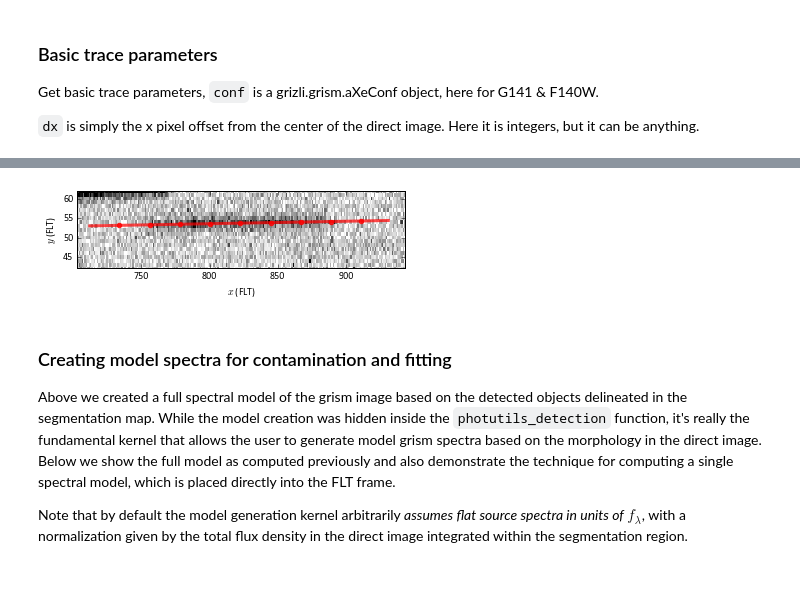
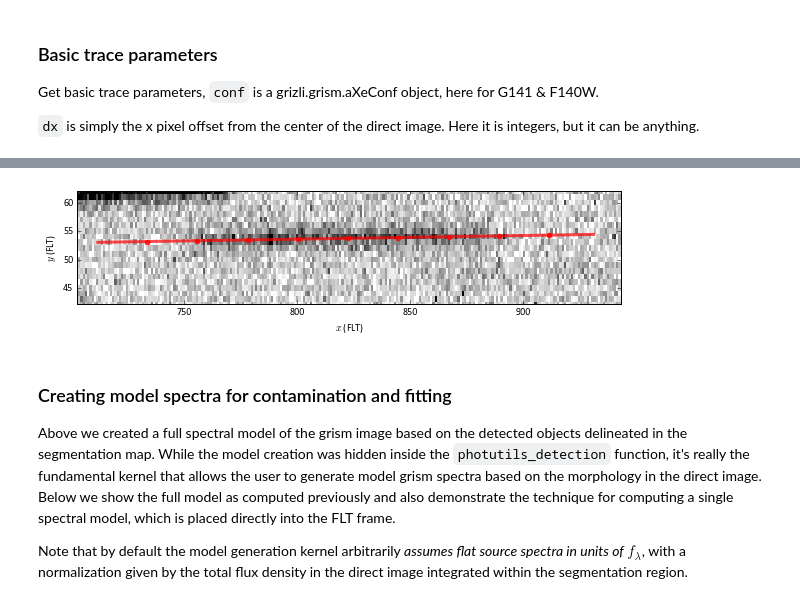
Before and after one commit to gbrammer/grizli, a Jupyter notebook: docs/Grizli Demo.ipynb, the cells around one changed output, grey strips where cells are left out. Drawn from its saved outputs; the diff is of its cells as text; code cells hidden in the pictures.

Commit message:
make ipynb figures bigger

```diff
--- a/docs/Grizli Demo.ipynb
+++ b/docs/Grizli Demo.ipynb
@@ -2,10 +2,11 @@
 import os
 
 %matplotlib inline
-
 import matplotlib as mpl
 import matplotlib.pyplot as plt
 import matplotlib.gridspec
+mpl.rcParams['figure.figsize'] = (14.0, 7.0)
+
 import numpy as np
 
 import grizli
@@ -67,24 +68,24 @@ dy, lam = flt.conf.get_beam_trace(x=x0, y=y0, dx=dx, beam='A')
 # %%
 ### Make a figure showing the trace in the FLT frame
-fig = plt.figure(figsize=[5,1.5])
+fig = plt.figure(figsize=[8,2])
 
 ax = fig.add_subplot(111)
 ax.imshow(flt.im_data['SCI'], cmap='gray_r', vmin=-0.05, vmax=0.2,
           interpolation='Nearest', aspect='auto')
 ax.set_xlim(x0-10, x0+230); ax.set_ylim(y0-10, y0+10)
 
 # plot the trace
 ax.plot(x0+dx-1, y0+dy-1, color='red', linewidth=3, alpha=0.7)
 ## 0.1 micron tick marks along the trace as in the next figure
 xint = np.interp(np.arange(1,1.81,0.1), lam/1.e4, dx)
 yint = np.interp(np.arange(1,1.81,0.1), lam/1.e4, dy)
 ax.scatter(x0+xint-1, y0+yint-1, marker='o', color='red', alpha=0.8)
 ax.set_xlabel(r'$x$ (FLT)'); ax.set_ylabel(r'$y$ (FLT)')
 
 fig.tight_layout(pad=0.1)
 fig.savefig('grizli_demo_0.pdf')
 # %% [output]
-[figure, old version]
+[figure, new version]
 # %% [markdown]
 ### Creating model spectra for contamination and fitting
 Above we created a full spectral model of the grism image based on the detected objects delineated in the segmentation map.  While the model creation was hidden inside the `photutils_detection` function, it's really the fundamental kernel that allows the user to generate model grism spectra based on the morphology in the direct image.  Below we show the full model as computed previously and also demonstrate the technique for computing a single spectral model, which is placed directly into the FLT frame.
```
Also changed, not shown: parts of 15 cells of this notebook.
